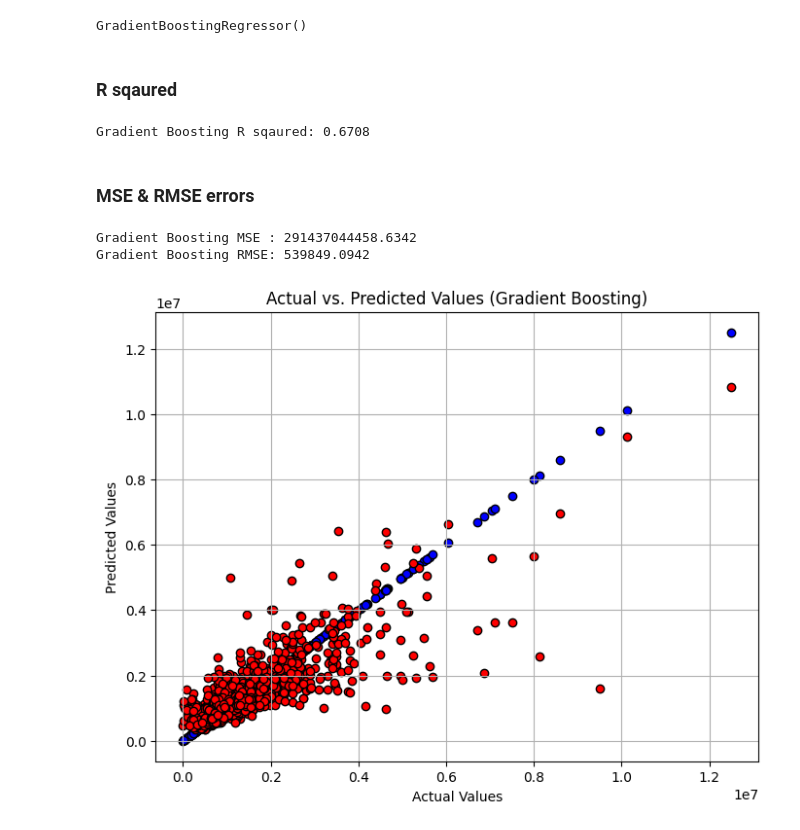
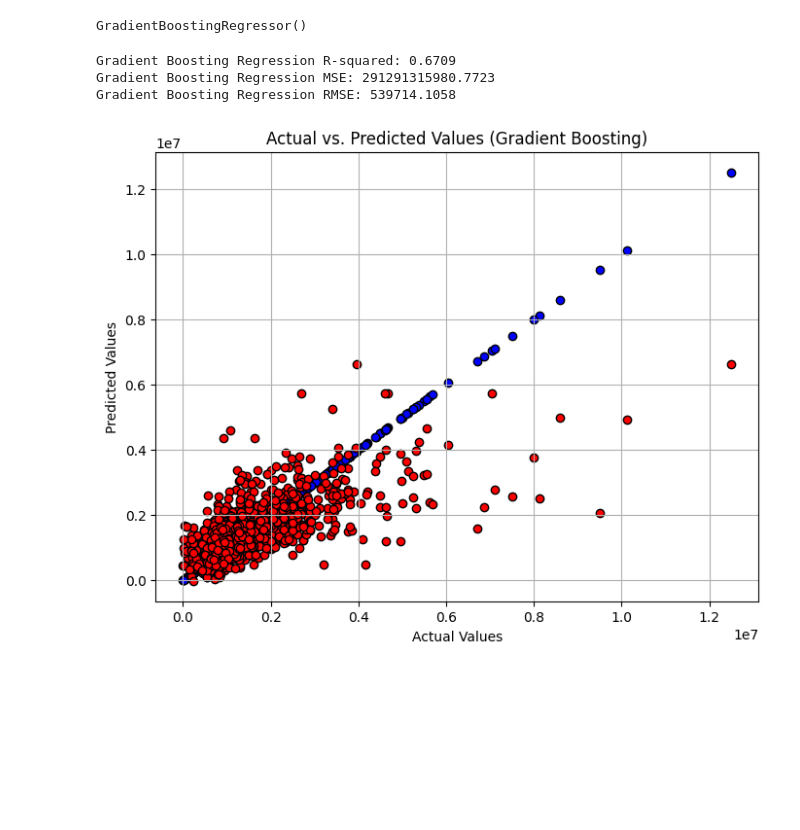
Before and after one commit to nabinsapkota21/Home-Price-Prediction, a Jupyter notebook: Home Price Prediction.ipynb, the cells around one changed output. Cells and saved outputs as stored; diff of their text form; code cells hidden in the pictures; blank space fills up the shorter version.

```diff
--- a/Home Price Prediction.ipynb
+++ b/Home Price Prediction.ipynb
@@ -202,0 +187,10 @@ plt.savefig("scatter.png")
+# %%
+data['price_per_sqft']=data['lastsoldprice']/data['finishedsqft']
+
+corr_matrix=data.corr(numeric_only=True)
+#corr_matrix
+corr_matrix['lastsoldprice'].sort_values(ascending=False)
+plt.figure(figsize=(12, 8))
+sns.heatmap(corr_matrix, annot=True, cmap='coolwarm', fmt=".2f")
+plt.title("Correlation Heatmap")
+plt.show()
@@ -408,12 +383,11 @@ Random Forest R Sqaured: 0.7126
 # %%
-y_pred=forest_reg.predict(X_test)
-# Mean Squared Error
-forest_mse=mean_squared_error(y_pred,y_test)
-print("Random Forest MSE  : %.4f"%forest_mse)
+forest_regression_r2 = forest_reg.score(X_test, y_test)
+forest_regression_mse = mean_squared_error(y_test, forest_reg.predict(X_test))
+forest_regression_rmse = np.sqrt(forest_regression_mse)
 
-# root mean sqaured error
-forest_rmse=np.sqrt(forest_mse)
-print("Random Forest RMSE : %.4f"%forest_rmse)
+print("Random Forest Regression R-squared: {:.4f}".format(forest_regression_r2))
+print("Random Forest Regression MSE: {:.4f}".format(forest_regression_mse))
+print("Random Forest Regression RMSE: {:.4f}".format(forest_regression_rmse))
 
 #checking for linearity
 # Create a scatter plot of actual vs. predicted values
@@ -422,7 +396,7 @@ plt.scatter(y_test, y_test, c='blue', edgecolors='k')
 plt.scatter(y_test, y_pred, c='red', edgecolors='k')
 plt.xlabel('Actual Values')
 plt.ylabel('Predicted Values')
-plt.title('Actual vs. Predicted Values (Random Forest)')
+plt.title('Actual vs. Predicted Values (Linear Regression)')
 plt.grid(True)
 plt.show()
 # %% [output]
@@ -439,35 +414,28 @@ model=GradientBoostingRegressor()
 model.fit(X_train,y_train)
 # %% [output]
 GradientBoostingRegressor()
-# %% [markdown]
-### R sqaured
-# %%
-print("Gradient Boosting R sqaured: %.4f"%model.score(X_test,y_test))
-# %% [output]
-Gradient Boosting R sqaured: 0.6708
-# %% [markdown]
-### MSE & RMSE errors
 # %%
-y_pred=model.predict(X_test)
+#r squared calculation
+gradient_boosting_r2 = model.score(X_test, y_test)
+gradient_boosting_mse = mean_squared_error(y_test, model.predict(X_test))
+gradient_boosting_rmse = np.sqrt(gradient_boosting_mse)
 
-# MSE
-model_mse=mean_squared_error(y_pred,y_test)
-print("Gradient Boosting MSE : %.4f"%model_mse)
+print("Gradient Boosting Regression R-squared: {:.4f}".format(gradient_boosting_r2))
+print("Gradient Boosting Regression MSE: {:.4f}".format(gradient_boosting_mse))
+print("Gradient Boosting Regression RMSE: {:.4f}".format(gradient_boosting_rmse))
 
-#RMSE
-model_rmse=np.sqrt(model_mse)
-print("Gradient Boosting RMSE: %.4f"%model_rmse)
 
 # Create a scatter plot of actual vs. predicted values
 plt.figure(figsize=(8, 6))
 plt.scatter(y_test, y_test, c='blue', edgecolors='k')
 plt.scatter(y_test, y_pred, c='red', edgecolors='k')
 plt.xlabel('Actual Values')
 plt.ylabel('Predicted Values')
 plt.title('Actual vs. Predicted Values (Gradient Boosting)')
 plt.grid(True)
 plt.show()
 # %% [output]
-Gradient Boosting MSE : 291437044458.6342
-Gradient Boosting RMSE: 539849.0942
+Gradient Boosting Regression R-squared: 0.6709
+Gradient Boosting Regression MSE: 291291315980.7723
+Gradient Boosting Regression RMSE: 539714.1058
-[figure, old version]
+[figure, new version]
```
Also changed, not shown: parts of 17 cells of this notebook.
